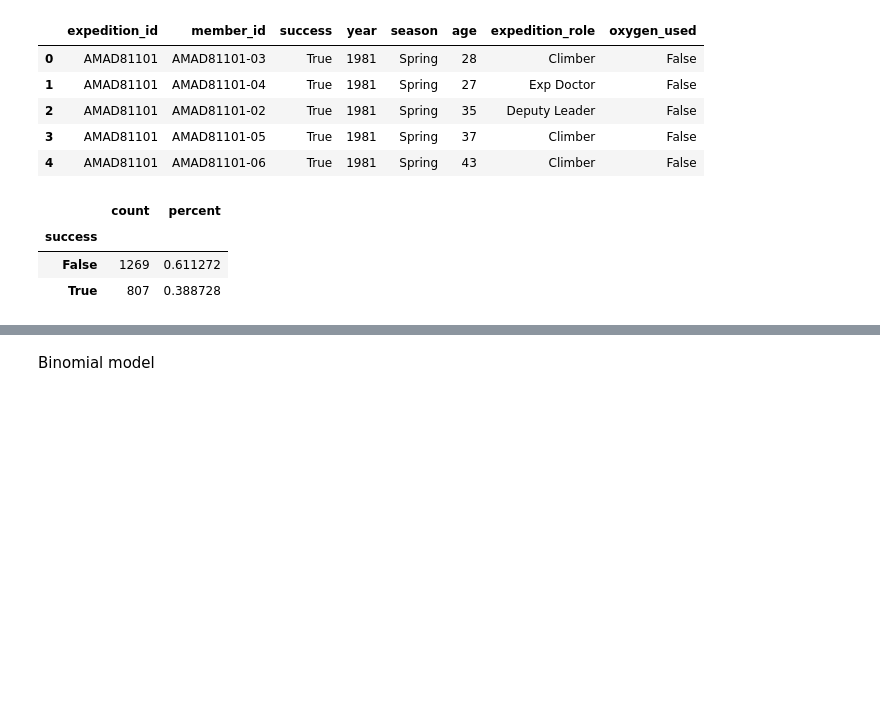
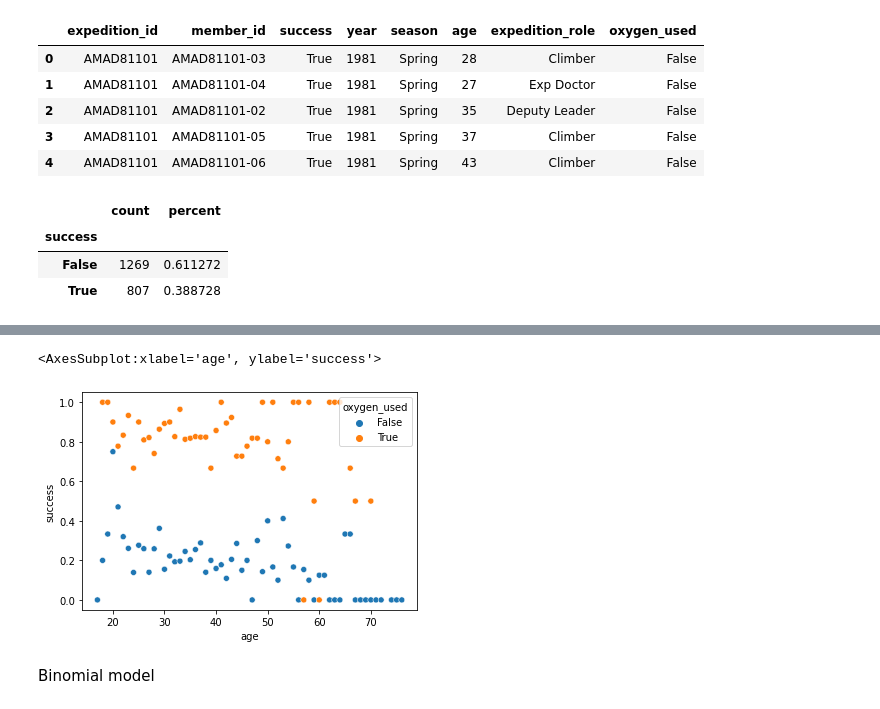
Before and after one commit to DrEntropy/BayesRulesWork, a Jupyter notebook: Chapter18.ipynb, the cells around one changed output, grey strips where cells are left out. Cells and saved outputs as stored; diff of their text form; code cells hidden in the pictures; blank space fills up the shorter version.

```diff
--- a/Chapter18.ipynb
+++ b/Chapter18.ipynb
@@ -30,3 +48,8 @@ climbers[['success','member_id']].groupby('success').count().assign(percent = la
+# %%
+sns.scatterplot(data = data_by_age_oxygen, x= 'age', y='success', hue = 'oxygen_used')
+# %% [output]
+<AxesSubplot:xlabel='age', ylabel='success'>
+[figure, added]
 # %% [markdown]
 Binomial model
 # %%
```
Also changed, not shown: parts of 25 cells of this notebook.
